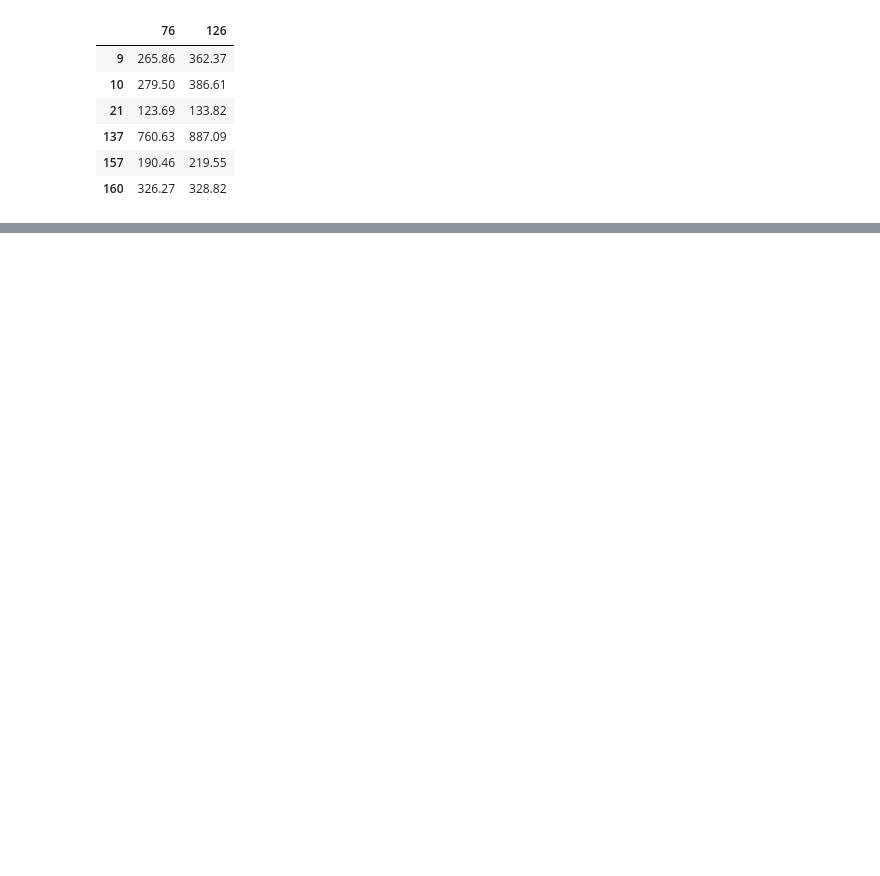
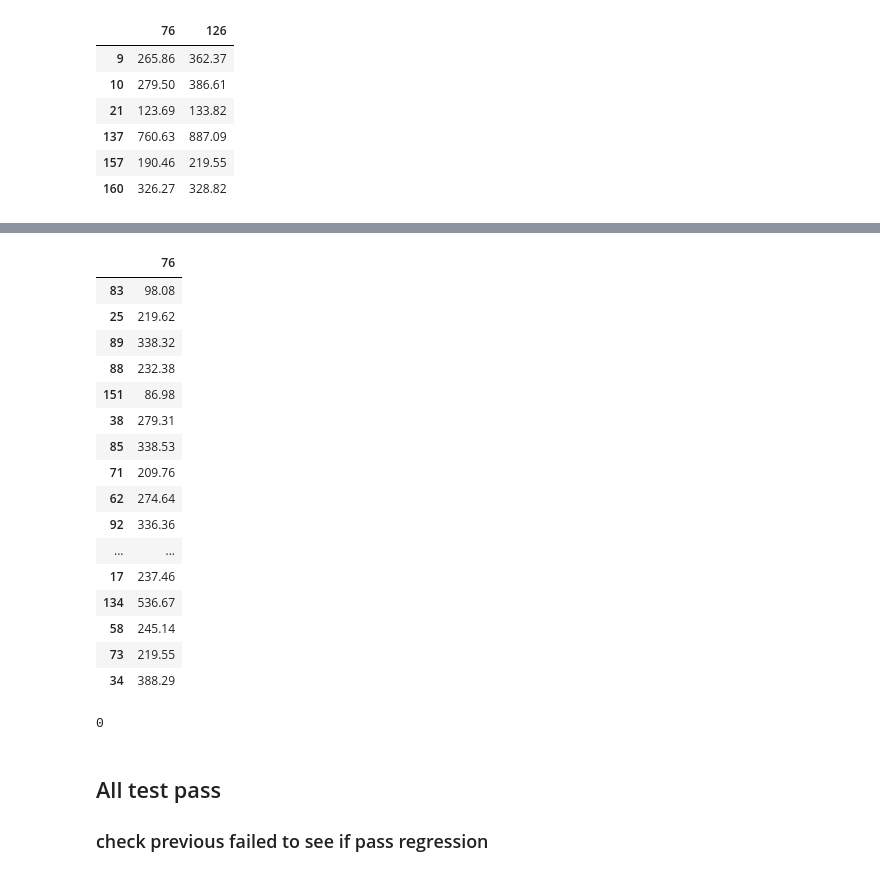
Before and after one commit to adomakor412/MSNT_Thesis_ML_CE, a Jupyter notebook: dfexp_prediction.ipynb, the cells around one changed output, grey strips where cells are left out. Saved outputs shown, nothing was run; the diff lists cells and outputs as text; code cells hidden in the pictures; blank space fills up the shorter version.

```diff
--- a/dfexp_prediction.ipynb
+++ b/dfexp_prediction.ipynb
@@ -2029,0 +1368,3 @@ df_ACI_311[['76','126']]
+# %%
+F_tested = dfexp.loc[y_test.index,'76']
+F_tested
@@ -2029,0 +1389,29 @@ df_ACI_311[['76','126']]
+# %%
+df_F_tested = pd.DataFrame(F_tested, index = F_tested.index, columns=['76'])
+df_F_tested
+# %% [output]
+|  | 76 |
+| 83 | 98.08 |
+| 25 | 219.62 |
+| 89 | 338.32 |
+| 88 | 232.38 |
+| 151 | 86.98 |
+| 38 | 279.31 |
+| 85 | 338.53 |
+| 71 | 209.76 |
+| 62 | 274.64 |
+| 92 | 336.36 |
+| ... | ... |
+| 17 | 237.46 |
+| 134 | 536.67 |
+| 58 | 245.14 |
+| 73 | 219.55 |
+| 34 | 388.29 |
+# %%
+sum_test = sum(df_F_tested['76'] > df_pred['Prediction'])
+sum_test
+# %% [output]
+0
+# %% [markdown]
+## All test pass
+### check previous failed to see if pass regression
```
Also changed, not shown: parts of 121 cells of this notebook.
